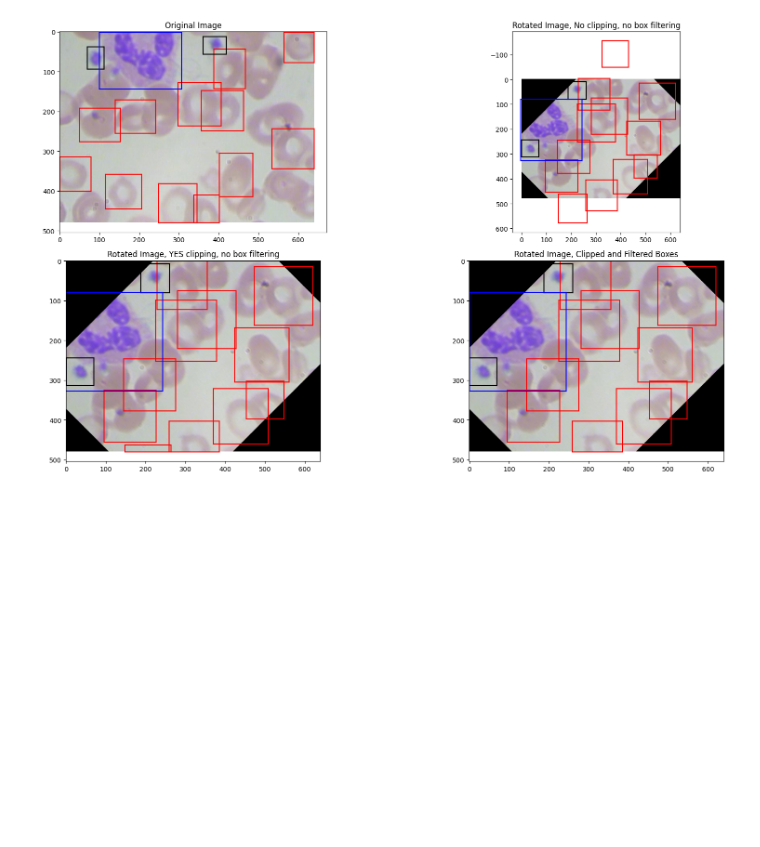
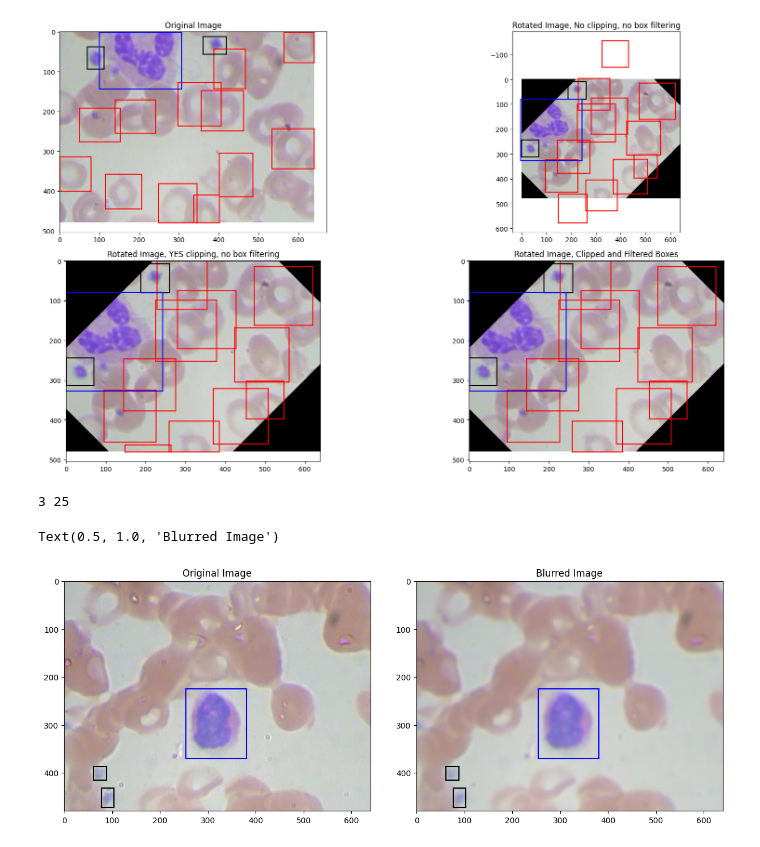
Before and after one commit to janscode33/bccd_object_detection, a Jupyter notebook: notebooks/data_import.ipynb, the cells around one changed output. Drawn from its saved outputs; the diff is of its cells as text; code cells hidden in the pictures; blank space fills up the shorter version.

Commit message:
finalized photmetric transform for blur, added extra EDA on cell widths, heights

```diff
--- a/notebooks/data_import.ipynb
+++ b/notebooks/data_import.ipynb
@@ -672,3 +723,62 @@ plt.tight_layout()
 tensor([0.6040, 0.1471, 1.0000, 0.9704, 0.0000, 1.0000, 1.0000, 1.0000, 1.0000,
         1.0000, 1.0000, 1.0000, 1.0000, 1.0000, 0.9824])
 [figure]
+# %%
+#testing Photometric Transforms: Blur
+
+idx=199
+image, target = bc_data[idx]
+original_boxes = target['boxes']
+transform = PhotometricTransformBlur(debug=True, p=1.0, sigma=3, kernel_size=25)      #upper limits set
+image_b, target_b  = transform(image, target)
+print(transform.sigma, transform.kernel_size)
+plt.figure(figsize = (15,15))
+plt.tight_layout()
+plt.subplots_adjust(wspace=0.15, hspace=0.1)
+plt.subplot(1,2,1)
+plt.imshow(image)
+
+for ix, item in enumerate(target['boxes']):
+    cell_type = target['labels'][ix]
+    box = target['boxes'][ix]
+    if cell_type == 1:
+        color = 'red'
+        continue
+    elif cell_type == 2:
+        color = "blue"
+    else:
+        color = "black"
+    xmin = box[0]
+    ymin = box[1]
+    xmax = box[2]
+    ymax = box[3]
+    plt.plot([xmin, xmax],[ymin, ymin], color=color)
+    plt.plot([xmax, xmax],[ymin, ymax], color=color)
+    plt.plot([xmin, xmax],[ymax, ymax], color=color)
+    plt.plot([xmin, xmin],[ymax, ymin], color=color)
+plt.title('Original Image')
+
+plt.subplot(1,2,2)
+plt.imshow(image_b)
+for ix, item in enumerate(target_b['boxes']):
+    cell_type = target_b['labels'][ix]
+    box = target_b['boxes'][ix]
+    if cell_type == 1:
+        continue
+    elif cell_type == 2:
+        color = "blue"
+    else:
+        color = "black"
+    xmin = box[0]
+    ymin = box[1]
+    xmax = box[2]
+    ymax = box[3]
+    plt.plot([xmin, xmax],[ymin, ymin], color=color)
+    plt.plot([xmax, xmax],[ymin, ymax], color=color)
+    plt.plot([xmin, xmax],[ymax, ymax], color=color)
+    plt.plot([xmin, xmin],[ymax, ymin], color=color)
+plt.title('Blurred Image')
+# %% [output]
+3 25
+Text(0.5, 1.0, 'Blurred Image')
+[figure, added]
```
Also changed, not shown: parts of 3 cells of this notebook, 1 other file.
